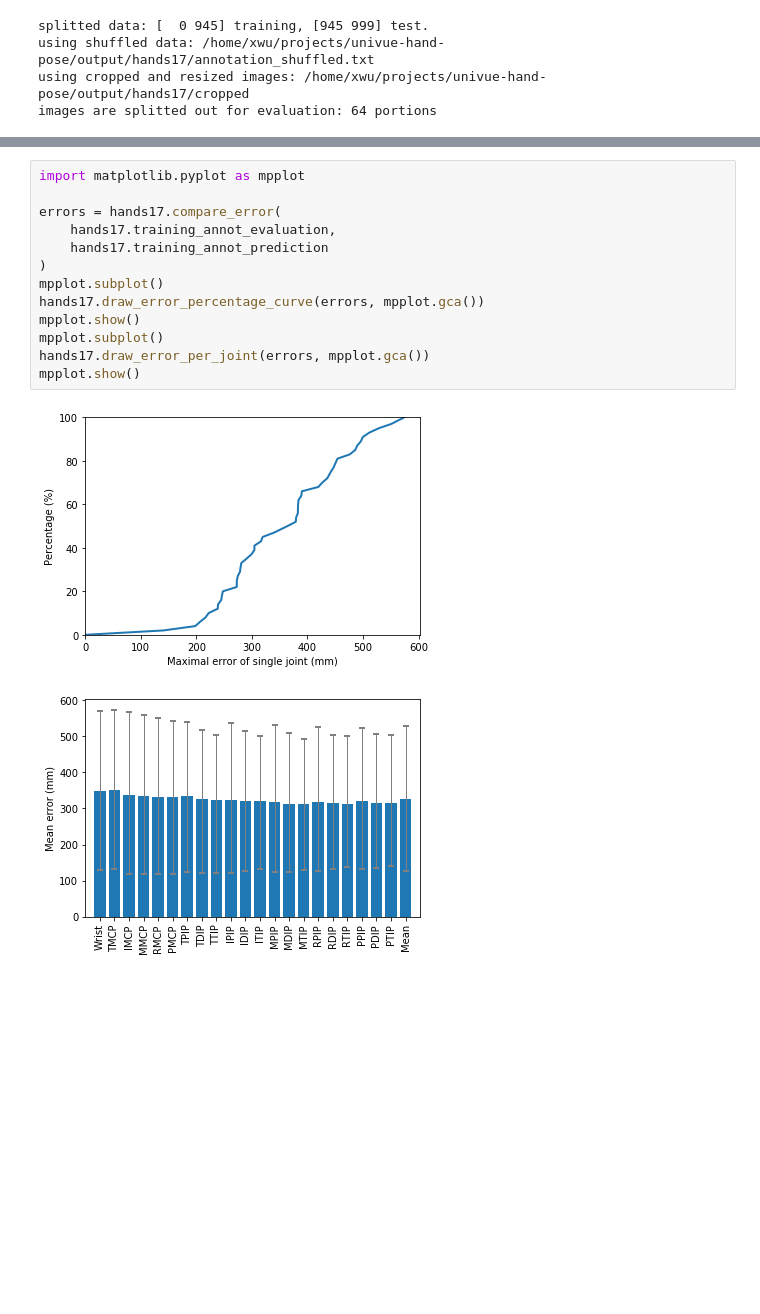
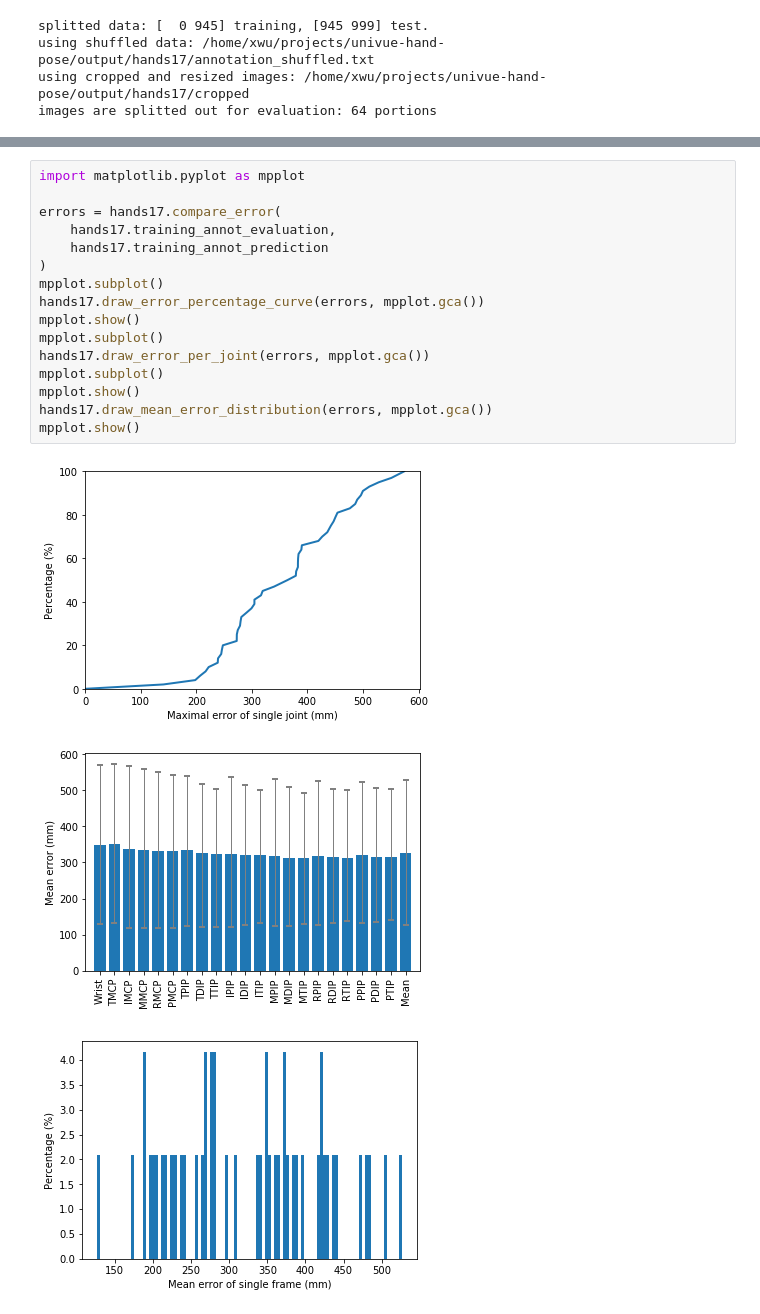
Before and after one commit to xkunwu/depth-hand, a Jupyter notebook: code/train/test_train.ipynb, the cells around one changed output, grey strips where cells are left out. Cells and saved outputs as stored; diff of their text form; blank space fills up the shorter version.

```diff
--- a/code/train/test_train.ipynb
+++ b/code/train/test_train.ipynb
@@ -28,19 +25,23 @@ drawing pose #9: /home/xwu/data/hands17/training/images/image_D00000678.png
 # %%
 import matplotlib.pyplot as mpplot
 
 errors = hands17.compare_error(
     hands17.training_annot_evaluation,
     hands17.training_annot_prediction
 )
 mpplot.subplot()
 hands17.draw_error_percentage_curve(errors, mpplot.gca())
 mpplot.show()
 mpplot.subplot()
 hands17.draw_error_per_joint(errors, mpplot.gca())
+mpplot.subplot()
 mpplot.show()
+hands17.draw_mean_error_distribution(errors, mpplot.gca())
+mpplot.show()
 # %% [output]
 [figure]
 [figure]
+[figure, added]
 # %%
 hands17.draw_bbox_random()
 # %% [output]
```
Also changed, not shown: parts of 5 cells of this notebook, 4 other files.
